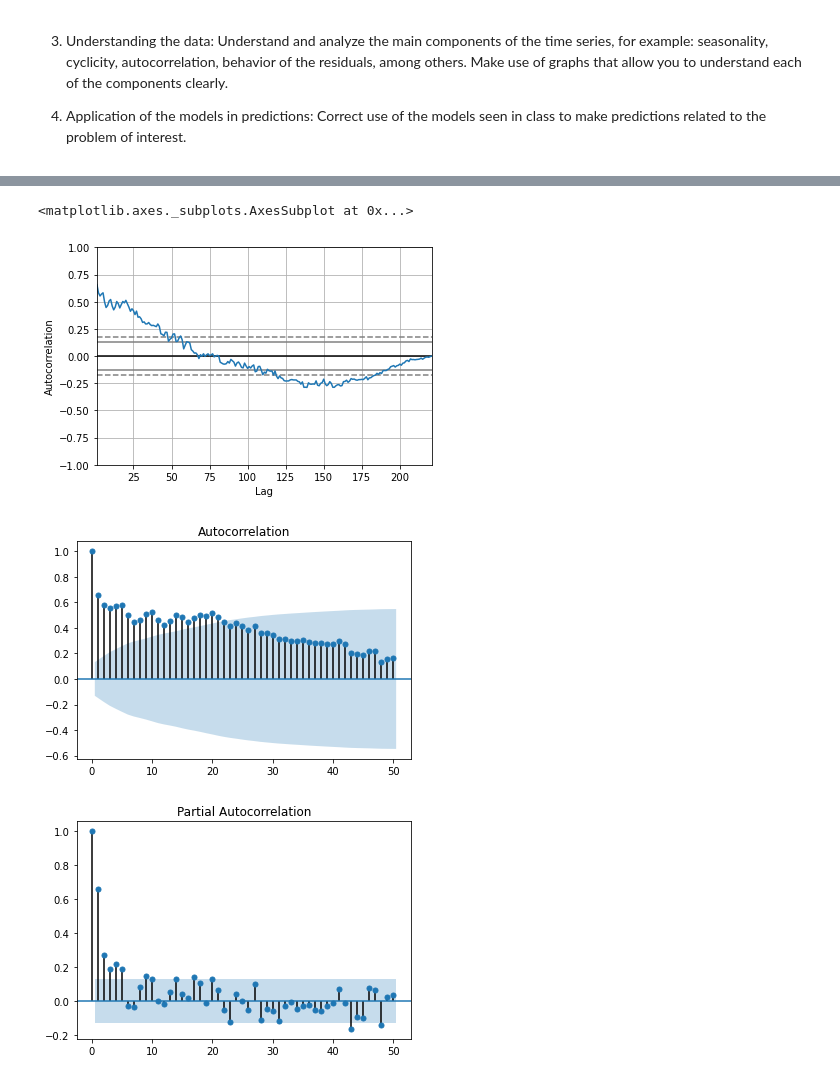
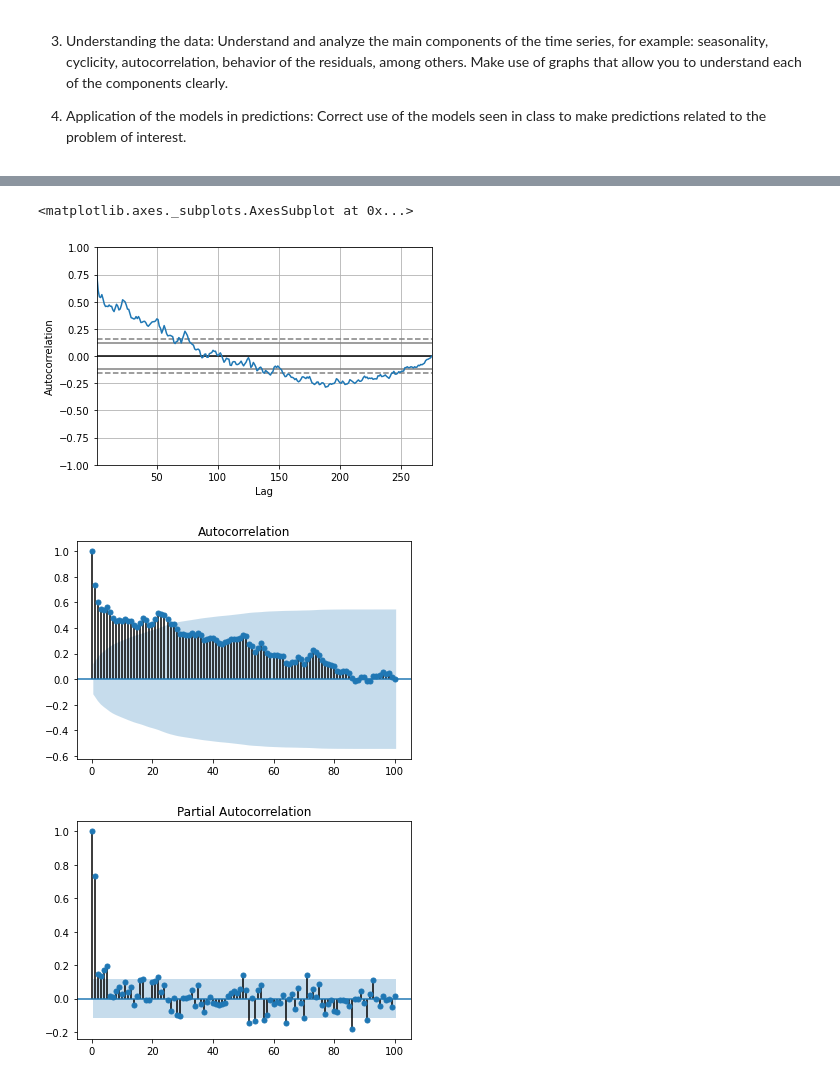
Before and after one commit to zerodarkzone/AdvancedMethodsDataAnalysisClassGrupo4202119, a Jupyter notebook: Exercises/Proyecto1-TimeSeries.ipynb, the cells around one changed output, grey strips where cells are left out. Saved outputs shown, nothing was run; the diff lists cells and outputs as text; code cells hidden in the pictures.

```diff
--- a/Exercises/Proyecto1-TimeSeries.ipynb
+++ b/Exercises/Proyecto1-TimeSeries.ipynb
@@ -104,5 +118,6 @@ Try using .loc[row_indexer,col_indexer] = value instead
 See the caveats in the documentation: https://pandas.pydata.org/pandas-docs/stable/user_guide/indexing.html#returning-a-view-versus-a-copy
   self[name] = value
 # %%
-df_alimentos.date.dt.weekday.isin([5,6])
+df_alimentos_sin_fds = df_alimentos[ ~df_alimentos.date.dt.weekday.isin([6]) ]
+df_alimentos_sin_fds.groupby('date')['demand'].sum().plot()
 # %% [output]
@@ -121,3 +125,0 @@ Name: date, Length: 1390647, dtype: bool
-# %%
-df_alimentos_sin_fds = df_alimentos[ ~df_alimentos.date.dt.weekday.isin([5,6]) ]
-df_alimentos_sin_fds.groupby('date')['demand'].sum().plot()
@@ -200,17 +222,17 @@ df_no_alimentos_sin_fds_ni_festivos.groupby('date')['demand'].sum().diff().plot(
 # %%
-pd.plotting.autocorrelation_plot(df_no_alimentos_sin_fds_ni_festivos.groupby('date')['demand'].sum())
+pd.plotting.autocorrelation_plot(df_alimentos_sin_fds_ni_festivos.groupby('date')['demand'].sum())
 # %% [output]
 <matplotlib.axes._subplots.AxesSubplot at 0x...>
-[figure, old version]
+[figure, new version]
 # %%
 from statsmodels.graphics.tsaplots import plot_acf
 from statsmodels.graphics.tsaplots import plot_pacf
 # %%
-plot_acf( df_no_alimentos_sin_fds_ni_festivos.groupby('date')['demand'].sum(), lags=50);
-plot_pacf( df_no_alimentos_sin_fds_ni_festivos.groupby('date')['demand'].sum(), lags=50);
+plot_acf( df_alimentos_sin_fds_ni_festivos.groupby('date')['demand'].sum(), lags=100);
+plot_pacf( df_alimentos_sin_fds_ni_festivos.groupby('date')['demand'].sum(), lags=100);
 # %% [output]
-[figure, old version]
+[figure, new version]
-[figure, old version]
+[figure, new version]
 # %%
 from statsmodels.tsa.arima_model import ARIMA
 
```
Also changed, not shown: parts of 36 cells of this notebook.
